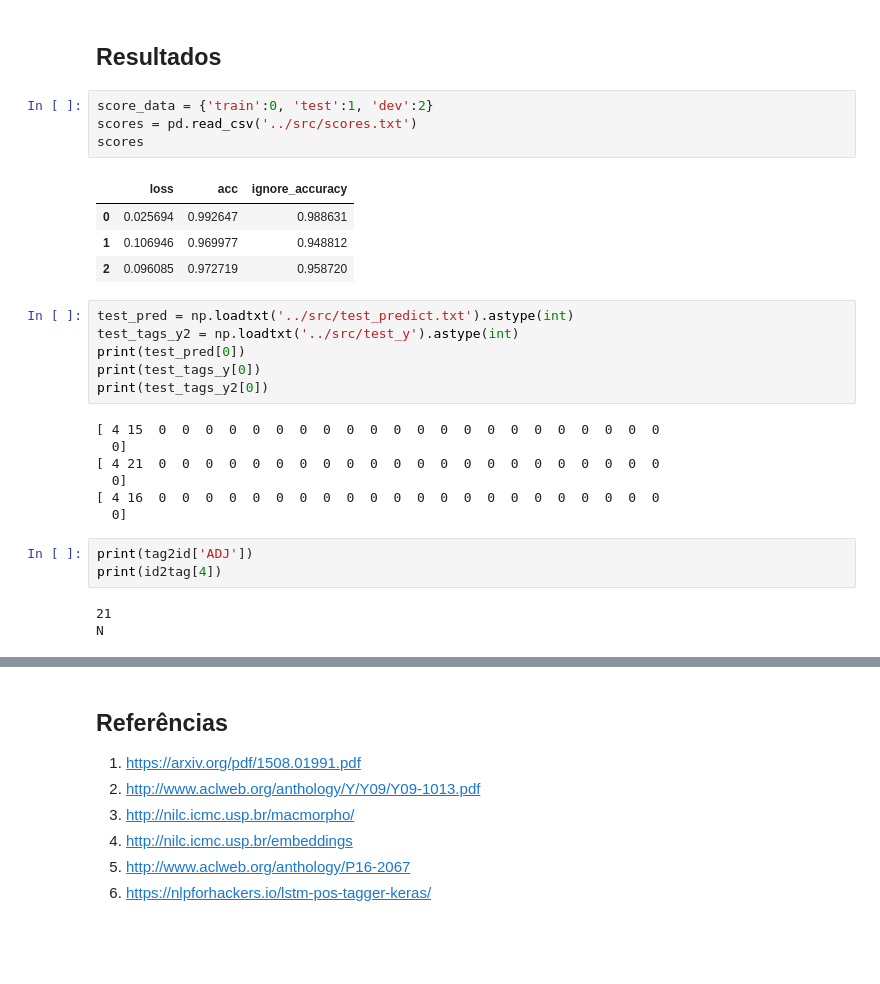
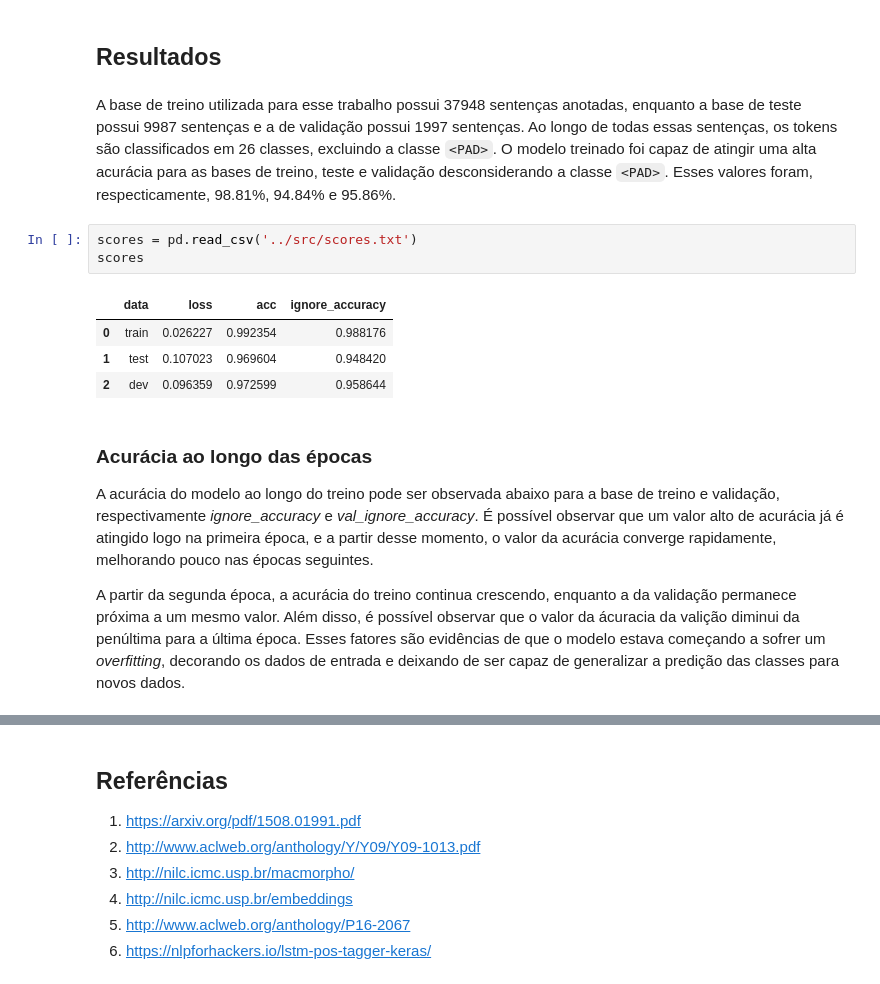
Before and after one commit to BernardoAbreu/NLP, a Jupyter notebook: postag/Notebooks/TP2 - Pos-tagging.ipynb, the cells around one changed output, grey strips where cells are left out. Saved outputs shown, nothing was run; the diff lists cells and outputs as text; blank space fills up the shorter version.

```diff
--- a/postag/Notebooks/TP2 - Pos-tagging.ipynb
+++ b/postag/Notebooks/TP2 - Pos-tagging.ipynb
@@ -359,31 +361,18 @@ def ignore_class_accuracy(to_ignore=0):
 #     print(f"Dev model {metric}: {score*100}")
 # %% [markdown]
 ## Resultados
+# %% [markdown]
+A base de treino utilizada para esse trabalho possui 37948 sentenças anotadas, enquanto a base de teste possui 9987 sentenças e a de validação possui 1997 sentenças. Ao longo de todas essas sentenças, os tokens são classificados em 26 classes, excluindo a classe `<PAD>`. O modelo treinado foi capaz de atingir uma alta acurácia para as bases de treino, teste e validação desconsiderando a classe `<PAD>`. Esses valores foram, respecticamente, 98.81%, 94.84% e 95.86%.
 # %%
-score_data = {'train':0, 'test':1, 'dev':2}
 scores = pd.read_csv('../src/scores.txt')
 scores
 # %% [output]
-|  | loss | acc | ignore_accuracy |
-| 0 | 0.025694 | 0.992647 | 0.988631 |
-| 1 | 0.106946 | 0.969977 | 0.948812 |
-| 2 | 0.096085 | 0.972719 | 0.958720 |
+|  | data | loss | acc | ignore_accuracy |
+| 0 | train | 0.026227 | 0.992354 | 0.988176 |
+| 1 | test | 0.107023 | 0.969604 | 0.948420 |
+| 2 | dev | 0.096359 | 0.972599 | 0.958644 |
-# %%
-test_pred = np.loadtxt('../src/test_predict.txt').astype(int)
-test_tags_y2 = np.loadtxt('../src/test_y').astype(int)
-print(test_pred[0])
-print(test_tags_y[0])
-print(test_tags_y2[0])
-# %% [output]
-[ 4 15  0  0  0  0  0  0  0  0  0  0  0  0  0  0  0  0  0  0  0  0  0  0
-  0]
-[ 4 21  0  0  0  0  0  0  0  0  0  0  0  0  0  0  0  0  0  0  0  0  0  0
-  0]
-[ 4 16  0  0  0  0  0  0  0  0  0  0  0  0  0  0  0  0  0  0  0  0  0  0
-  0]
-# %%
-print(tag2id['ADJ'])
-print(id2tag[4])
-# %% [output]
-21
-N
+# %% [markdown]
+### Acurácia ao longo das épocas
+A acurácia do modelo ao longo do treino pode ser observada abaixo para a base de treino e validação, respectivamente *ignore_accuracy* e *val_ignore_accuracy*. É possível observar que um valor alto de acurácia já é atingido logo na primeira época, e a partir desse momento, o valor da acurácia converge rapidamente, melhorando pouco nas épocas seguintes.
+
+A partir da segunda época, a acurácia do treino continua crescendo, enquanto a da validação permanece próxima a um mesmo valor. Além disso, é possível observar que o valor da ácuracia da valição diminui da penúltima para a última época. Esses fatores são evidências de que o modelo estava começando a sofrer um *overfitting*, decorando os dados de entrada e deixando de ser capaz de generalizar a predição das classes para novos dados.
```
Also changed, not shown: parts of 22 cells of this notebook, 1 other file.
